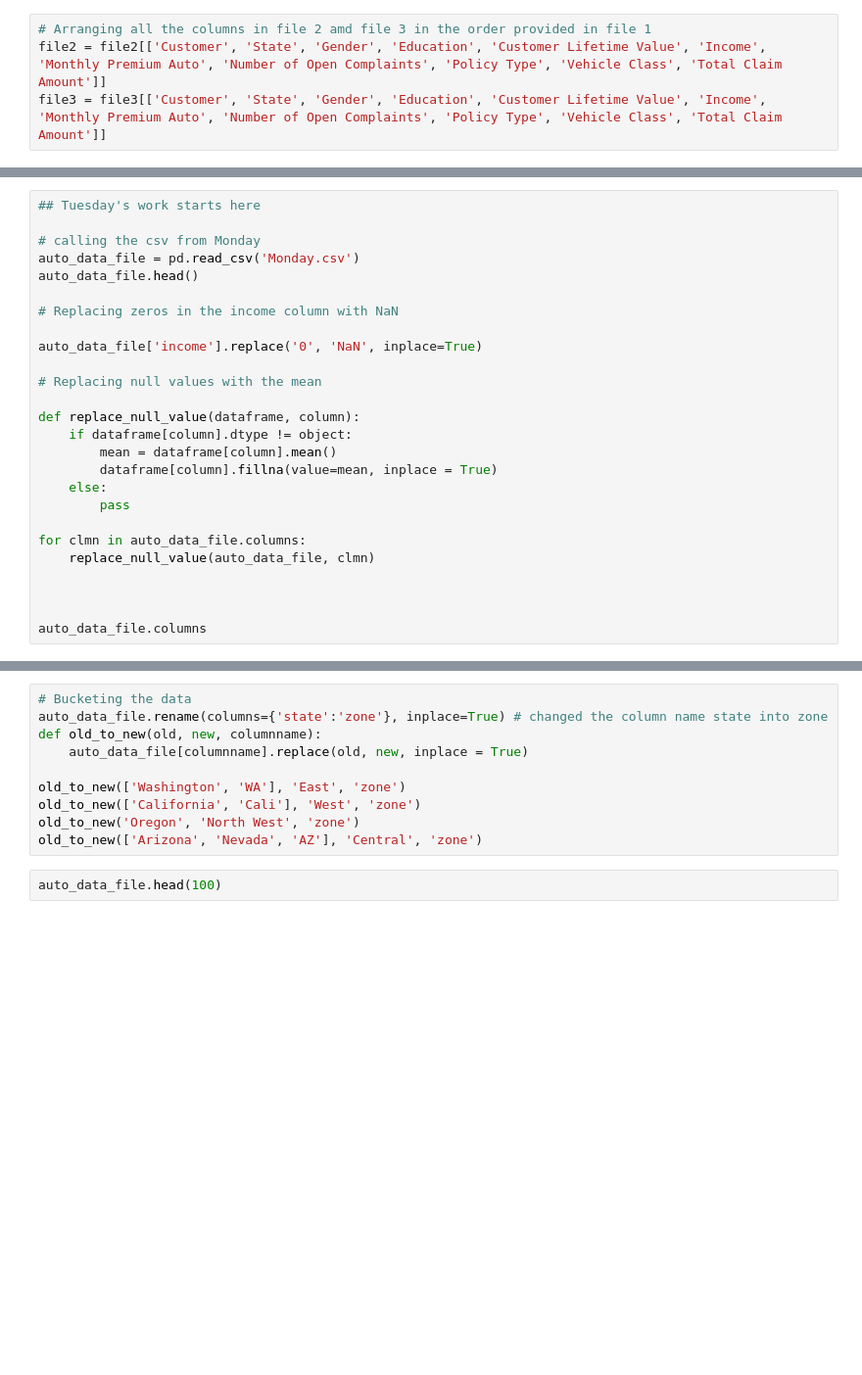
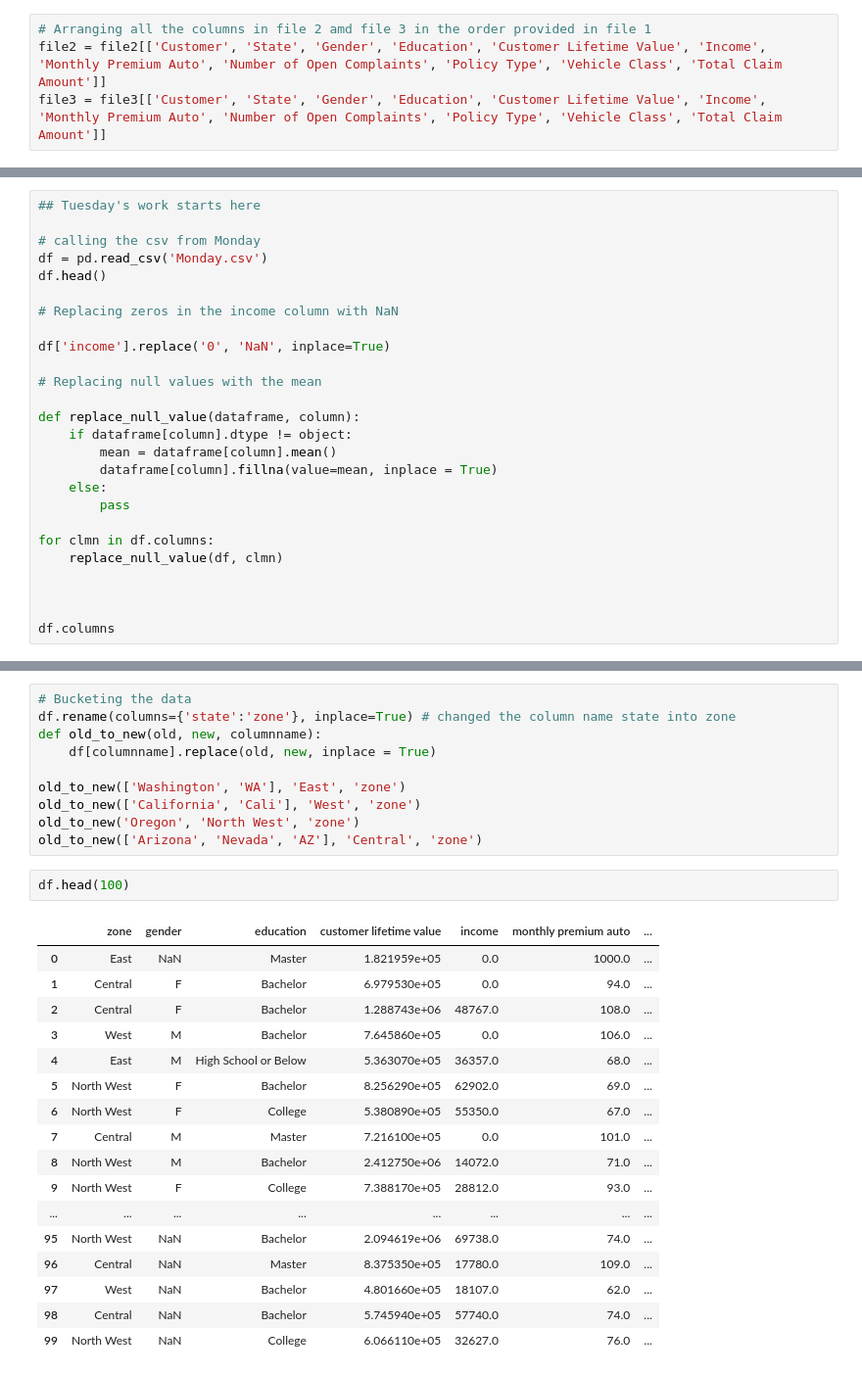
Before and after one commit to ajaykrishna2810/IronHack-Lab-Ajay, a Jupyter notebook: week2/Monday/auto_data_analyst_case_study.ipynb, the cells around one changed output, grey strips where cells are left out. Shown at 98% size. Saved outputs shown, nothing was run; the diff lists cells and outputs as text; blank space fills up the shorter version.

```diff
--- a/week2/Monday/auto_data_analyst_case_study.ipynb
+++ b/week2/Monday/auto_data_analyst_case_study.ipynb
@@ -115,12 +241,12 @@ auto_data_file.head(100)
 ## Tuesday's work starts here
 
 # calling the csv from Monday
-auto_data_file = pd.read_csv('Monday.csv')
-auto_data_file.head()
+df = pd.read_csv('Monday.csv')
+df.head()
 
 # Replacing zeros in the income column with NaN
 
-auto_data_file['income'].replace('0', 'NaN', inplace=True)
+df['income'].replace('0', 'NaN', inplace=True)
 
 # Replacing null values with the mean
 
@@ -131,9 +257,9 @@ def replace_null_value(dataframe, column):
     else:
         pass
 
-for clmn in auto_data_file.columns:
-    replace_null_value(auto_data_file, clmn)
+for clmn in df.columns:
+    replace_null_value(df, clmn)
 
 
 
-auto_data_file.columns
+df.columns
@@ -140,15 +271,33 @@ auto_data_file.columns
 # %%
 # Bucketing the data
-auto_data_file.rename(columns={'state':'zone'}, inplace=True) # changed the column name state into zone
+df.rename(columns={'state':'zone'}, inplace=True) # changed the column name state into zone
 def old_to_new(old, new, columnname):
-    auto_data_file[columnname].replace(old, new, inplace = True)
+    df[columnname].replace(old, new, inplace = True)
 
 old_to_new(['Washington', 'WA'], 'East', 'zone')
 old_to_new(['California', 'Cali'], 'West', 'zone')
 old_to_new('Oregon', 'North West', 'zone')
 old_to_new(['Arizona', 'Nevada', 'AZ'], 'Central', 'zone')
 # %%
-auto_data_file.head(100)
+df.head(100)
+# %% [output]
+|  | zone | gender | education | customer lifetime value | income | monthly premium auto | ... |
+| 0 | East | NaN | Master | 1.821959e+05 | 0.0 | 1000.0 | ... |
+| 1 | Central | F | Bachelor | 6.979530e+05 | 0.0 | 94.0 | ... |
+| 2 | Central | F | Bachelor | 1.288743e+06 | 48767.0 | 108.0 | ... |
+| 3 | West | M | Bachelor | 7.645860e+05 | 0.0 | 106.0 | ... |
+| 4 | East | M | High School or Below | 5.363070e+05 | 36357.0 | 68.0 | ... |
+| 5 | North West | F | Bachelor | 8.256290e+05 | 62902.0 | 69.0 | ... |
+| 6 | North West | F | College | 5.380890e+05 | 55350.0 | 67.0 | ... |
+| 7 | Central | M | Master | 7.216100e+05 | 0.0 | 101.0 | ... |
+| 8 | North West | M | Bachelor | 2.412750e+06 | 14072.0 | 71.0 | ... |
+| 9 | North West | F | College | 7.388170e+05 | 28812.0 | 93.0 | ... |
+| ... | ... | ... | ... | ... | ... | ... | ... |
+| 95 | North West | NaN | Bachelor | 2.094619e+06 | 69738.0 | 74.0 | ... |
+| 96 | Central | NaN | Master | 8.375350e+05 | 17780.0 | 109.0 | ... |
+| 97 | West | NaN | Bachelor | 4.801660e+05 | 18107.0 | 62.0 | ... |
+| 98 | Central | NaN | Bachelor | 5.745940e+05 | 57740.0 | 74.0 | ... |
+| 99 | North West | NaN | College | 6.066110e+05 | 32627.0 | 76.0 | ... |
 # %%
 # Optional task on vehicle class: replace Luxury SUV and Luxury Car into Luxury Vehicle
 old_to_new('Luxury SUV', 'Luxury Vehicle', 'vehicle class')
```
Also changed, not shown: parts of 22 cells of this notebook, 1 other file.
